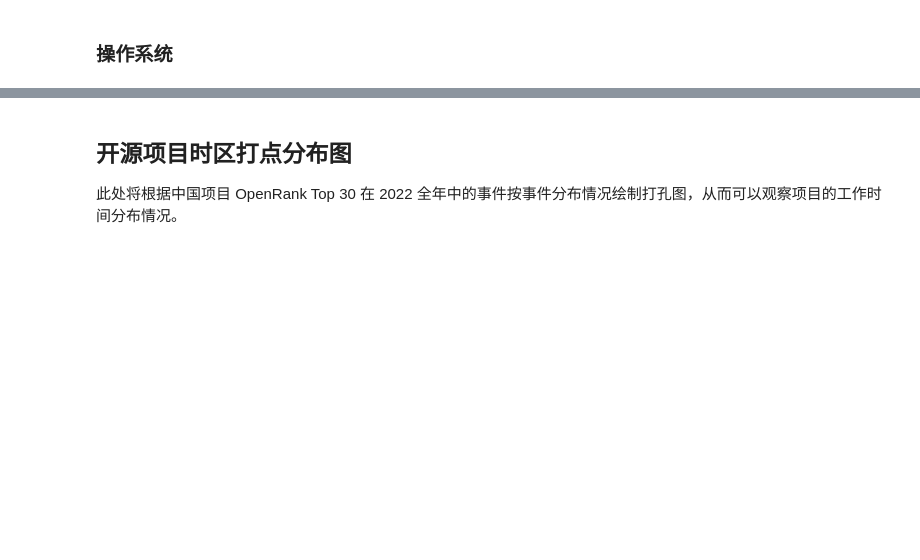
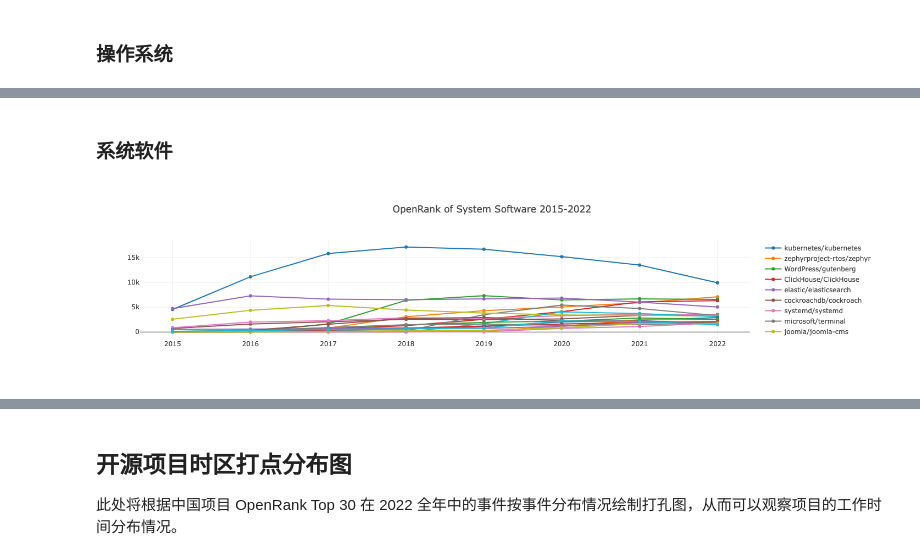
Before and after one commit to X-lab2017/open-digger, a Jupyter notebook: notebook/China_open_source_report_2022.ipynb, the cells around one changed output, grey strips where cells are left out. Drawn from its saved outputs; the diff is of its cells as text; code cells hidden in the pictures; blank space fills up the shorter version.

```diff
--- a/notebook/China_open_source_report_2022.ipynb
+++ b/notebook/China_open_source_report_2022.ipynb
@@ -261,0 +278,6 @@ processTechFieldData(':technology/operating_system', 'Operating System');
+# %% [markdown]
+### 系统软件
+# %%
+processTechFieldData(':application_domain/system_software', 'System Software');
+# %% [output]
+[figure, added]
```
Also changed, not shown: parts of 21 cells of this notebook, 5 other files.
